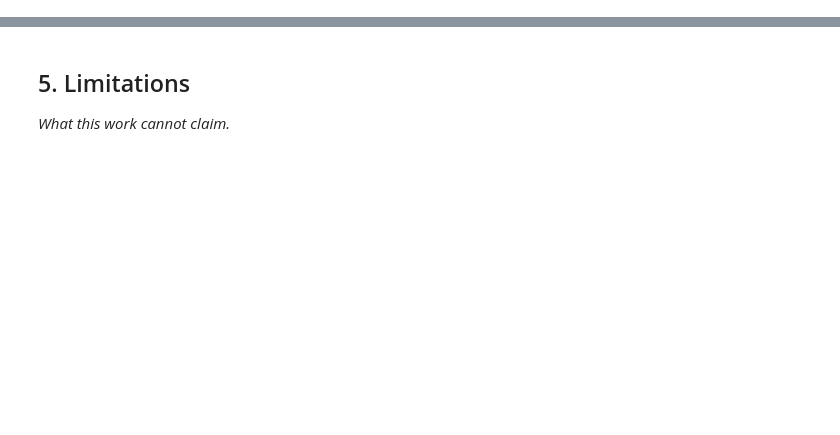
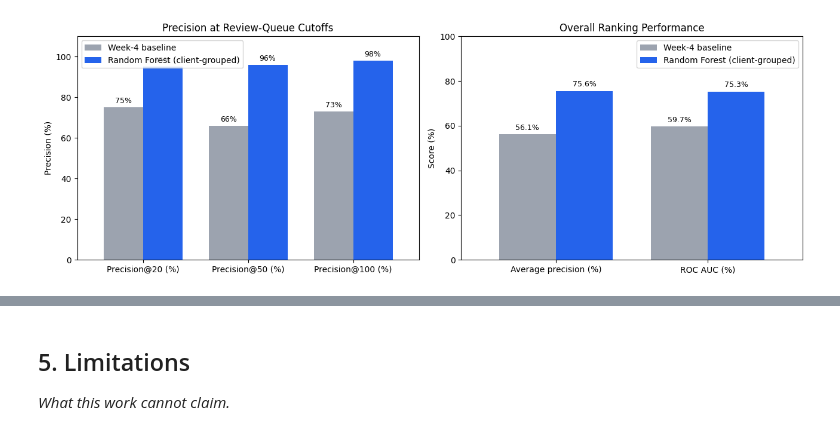
Before and after one commit to bsiddan25/Flyrankproject, a Jupyter notebook: work/notebooks/capstone.ipynb, the cells around one changed output, grey strips where cells are left out. Cells and saved outputs as stored; diff of their text form; code cells hidden in the pictures; blank space fills up the shorter version.

```diff
--- a/work/notebooks/capstone.ipynb
+++ b/work/notebooks/capstone.ipynb
@@ -24,0 +148,91 @@ This skeleton is yours to fill. Work the sections **in order** — each one has
+# %%
+figure_dir = Path("work/figures")
+figure_dir.mkdir(parents=True, exist_ok=True)
+
+fig, axes = plt.subplots(1, 2, figsize=(13, 4.5))
+
+colors = ["#9CA3AF", "#2563EB"]
+
+# Precision@K chart
+precision_data = (
+    results_table
+    .set_index("Method")[
+        [
+            "Precision@20 (%)",
+            "Precision@50 (%)",
+            "Precision@100 (%)",
+        ]
+    ]
+    .T
+)
+
+precision_data.plot(
+    kind="bar",
+    ax=axes[0],
+    color=colors,
+    width=0.75,
+)
+
+axes[0].set_title("Precision at Review-Queue Cutoffs")
+axes[0].set_xlabel("")
+axes[0].set_ylabel("Precision (%)")
+axes[0].set_ylim(0, 110)
+axes[0].tick_params(axis="x", rotation=0)
+axes[0].legend(title="")
+
+for container in axes[0].containers:
+    axes[0].bar_label(
+        container,
+        fmt="%.0f%%",
+        padding=3,
+        fontsize=9,
+    )
+
+# Overall ranking metrics chart
+ranking_data = (
+    results_table
+    .set_index("Method")[
+        [
+            "Average precision (%)",
+            "ROC AUC (%)",
+        ]
+    ]
+    .T
+)
+
+ranking_data.plot(
+    kind="bar",
+    ax=axes[1],
+    color=colors,
+    width=0.75,
+)
+
+axes[1].set_title("Overall Ranking Performance")
+axes[1].set_xlabel("")
+axes[1].set_ylabel("Score (%)")
+axes[1].set_ylim(0, 100)
+axes[1].tick_params(axis="x", rotation=0)
+axes[1].legend(title="")
+
+for container in axes[1].containers:
+    axes[1].bar_label(
+        container,
+        fmt="%.1f%%",
+        padding=3,
+        fontsize=9,
+    )
+
+fig.tight_layout()
+
+figure_path = figure_dir / "model_vs_baseline.png"
+fig.savefig(
+    figure_path,
+    dpi=200,
+    bbox_inches="tight",
+)
+
+plt.show()
+
+print(f"Figure saved to: {figure_path}")
+# %% [output]
+[figure, added]
```
Also changed, not shown: parts of 24 cells of this notebook.
